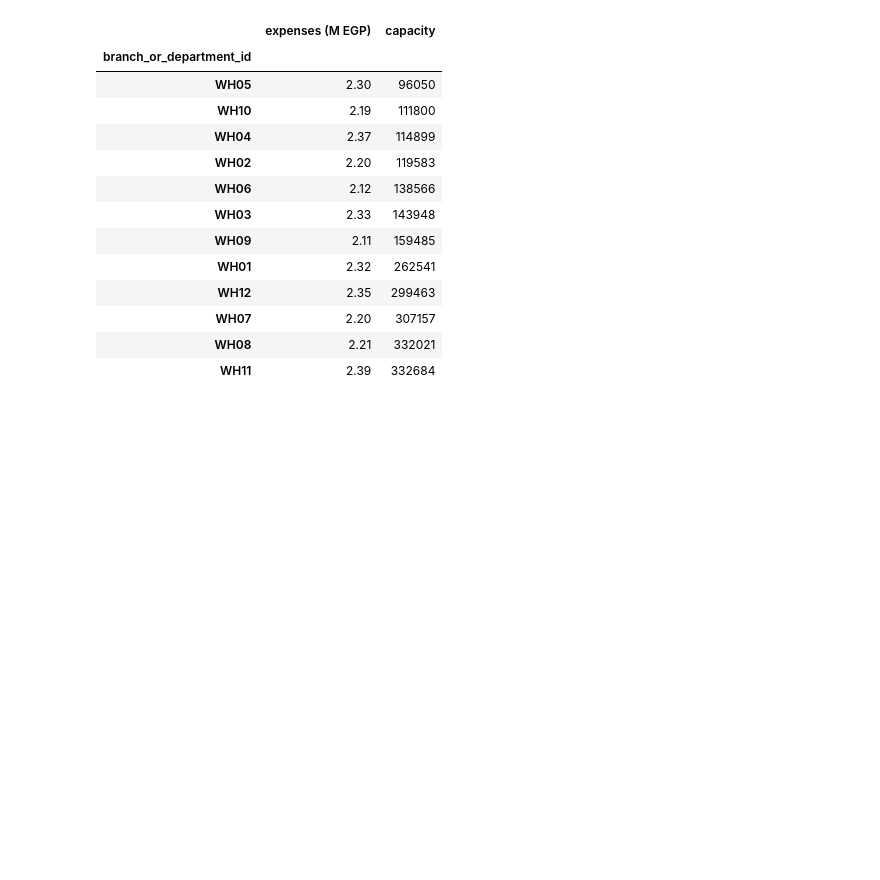
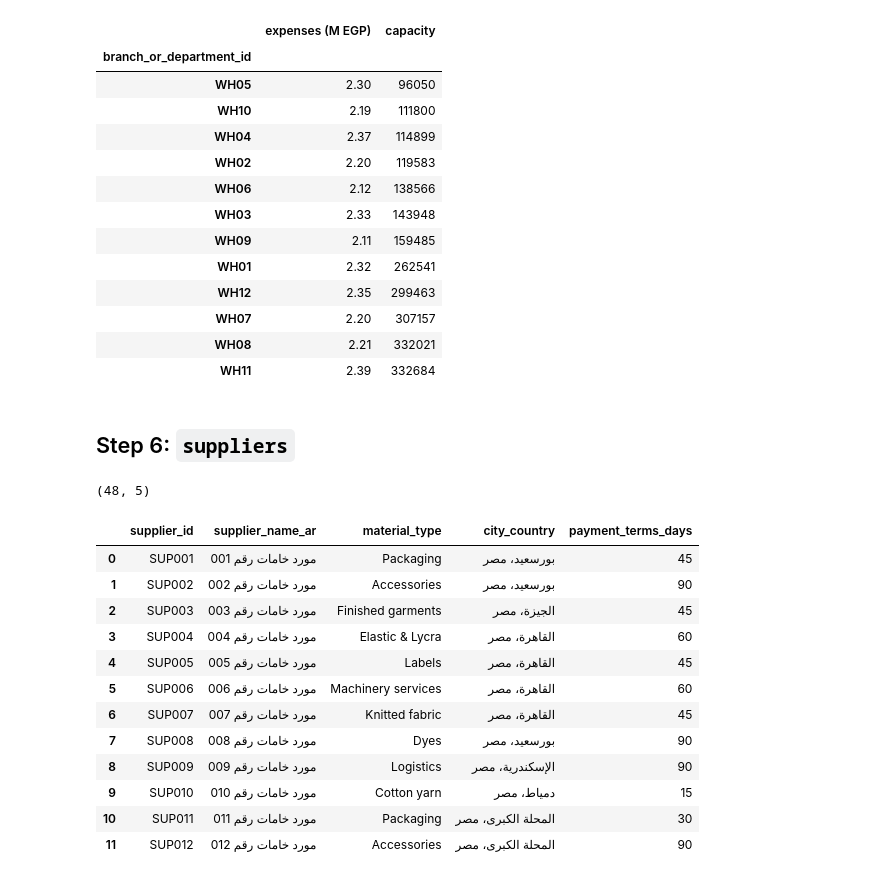
Before and after one commit to ibrahemshahd385-prog/HVIA-TASK3, a Jupyter notebook: notebooks/01_data_understanding.ipynb, the cells around one changed output. Saved outputs shown, nothing was run; the diff lists cells and outputs as text; code cells hidden in the pictures; blank space fills up the shorter version.

```diff
--- a/notebooks/01_data_understanding.ipynb
+++ b/notebooks/01_data_understanding.ipynb
@@ -788,3 +788,24 @@ cost = ox[ox.branch_or_department_id.str.startswith("WH")].groupby("branch_or_de
 | WH07 | 2.20 | 307157 |
 | WH08 | 2.21 | 332021 |
 | WH11 | 2.39 | 332684 |
+# %% [markdown]
+## Step 6: `suppliers`
+# %%
+sup = tables["suppliers"]
+print(sup.shape)
+sup.head(12)
+# %% [output]
+(48, 5)
+|  | supplier_id | supplier_name_ar | material_type | city_country | payment_terms_days |
+| 0 | SUP001 | مورد خامات رقم 001 | Packaging | بورسعيد، مصر | 45 |
+| 1 | SUP002 | مورد خامات رقم 002 | Accessories | بورسعيد، مصر | 90 |
+| 2 | SUP003 | مورد خامات رقم 003 | Finished garments | الجيزة، مصر | 45 |
+| 3 | SUP004 | مورد خامات رقم 004 | Elastic & Lycra | القاهرة، مصر | 60 |
+| 4 | SUP005 | مورد خامات رقم 005 | Labels | القاهرة، مصر | 45 |
+| 5 | SUP006 | مورد خامات رقم 006 | Machinery services | القاهرة، مصر | 60 |
+| 6 | SUP007 | مورد خامات رقم 007 | Knitted fabric | القاهرة، مصر | 45 |
+| 7 | SUP008 | مورد خامات رقم 008 | Dyes | بورسعيد، مصر | 90 |
+| 8 | SUP009 | مورد خامات رقم 009 | Logistics | الإسكندرية، مصر | 90 |
+| 9 | SUP010 | مورد خامات رقم 010 | Cotton yarn | دمياط، مصر | 15 |
+| 10 | SUP011 | مورد خامات رقم 011 | Packaging | المحلة الكبرى، مصر | 30 |
+| 11 | SUP012 | مورد خامات رقم 012 | Accessories | المحلة الكبرى، مصر | 90 |
```
Also changed, not shown: parts of 6 cells of this notebook.
